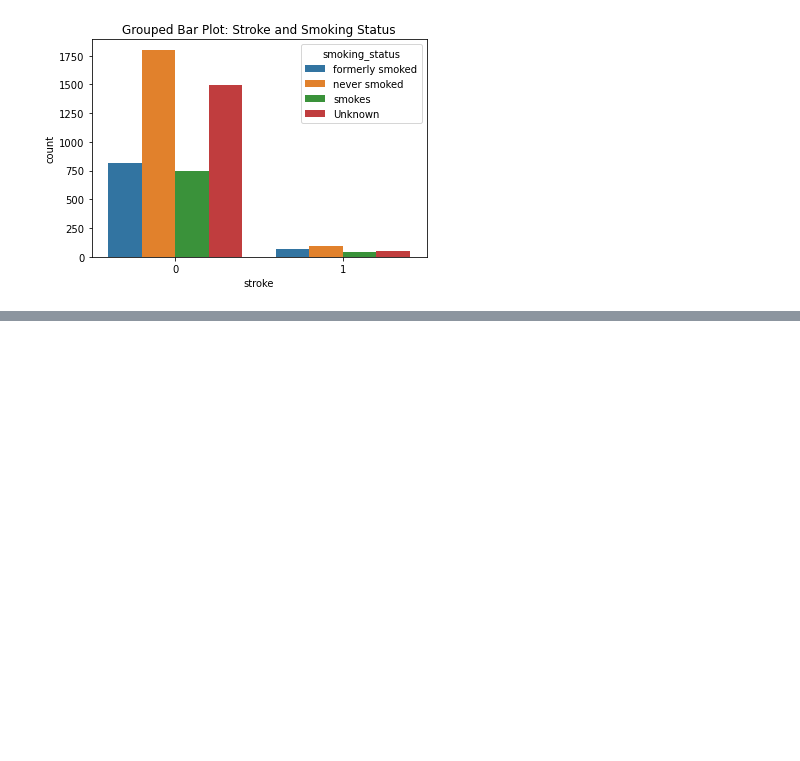
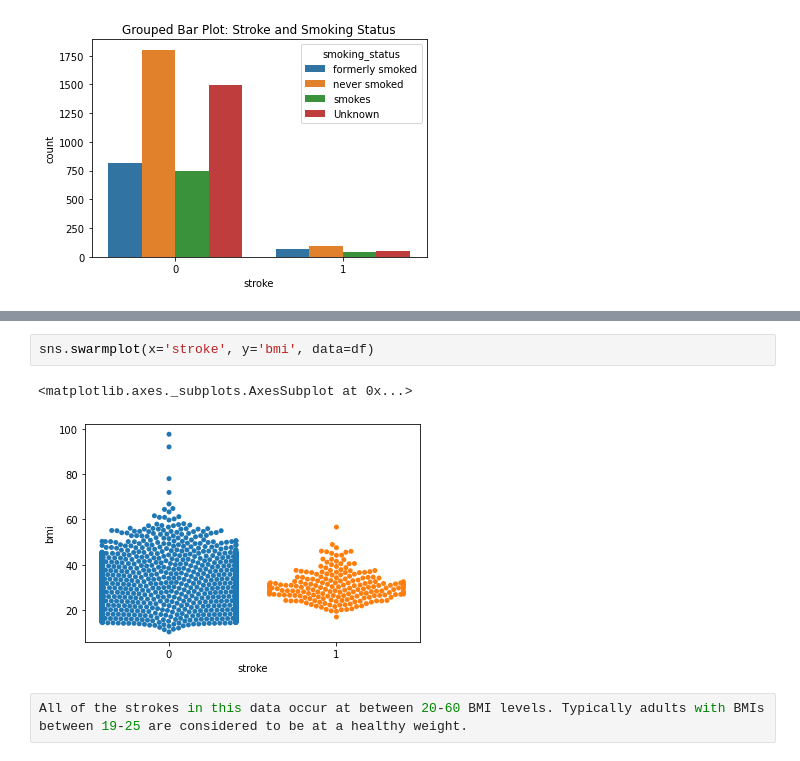
Before and after one commit to jordan-maulino/stroke_prediction, a Jupyter notebook: stroke_prediction.ipynb, the cells around one changed output, grey strips where cells are left out. Cells and saved outputs as stored; diff of their text form; blank space fills up the shorter version.

```diff
--- a/stroke_prediction.ipynb
+++ b/stroke_prediction.ipynb
@@ -197,0 +212,7 @@ Text(0.5, 1.0, 'Grouped Bar Plot: Stroke and Smoking Status')
+# %%
+sns.swarmplot(x='stroke', y='bmi', data=df)
+# %% [output]
+<matplotlib.axes._subplots.AxesSubplot at 0x...>
+[figure, added]
+# %%
+All of the strokes in this data occur at between 20-60 BMI levels. Typically adults with BMIs between 19-25 are considered to be at a healthy weight.
```
Also changed, not shown: parts of 18 cells of this notebook.
